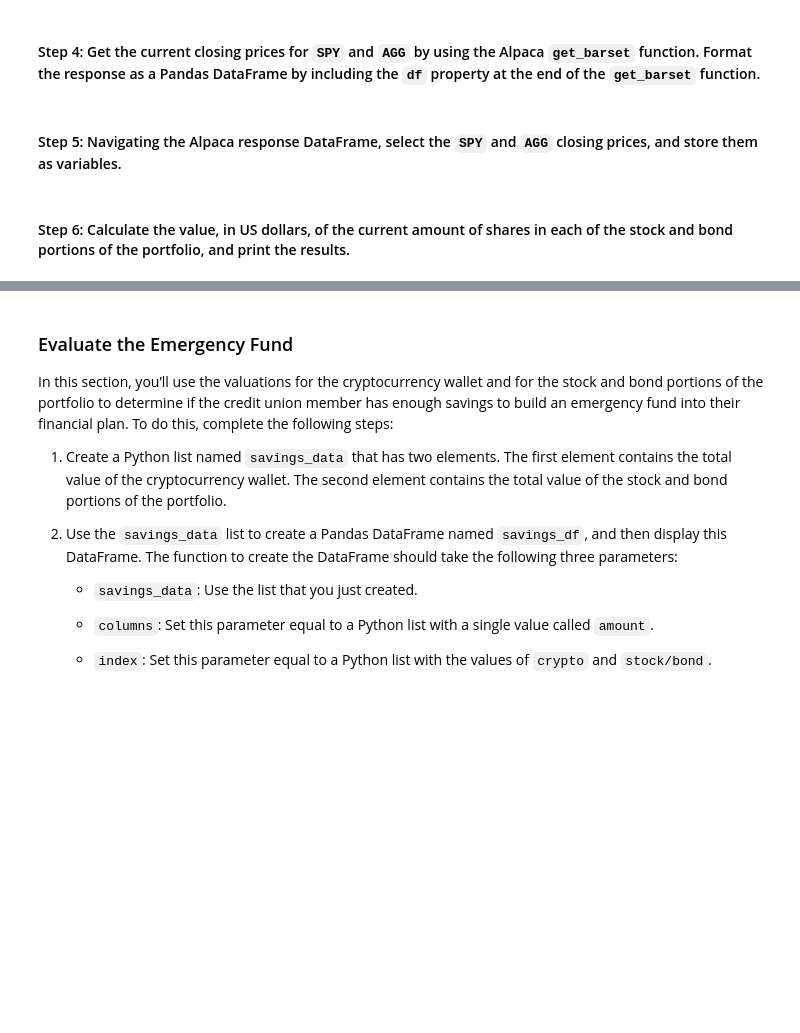
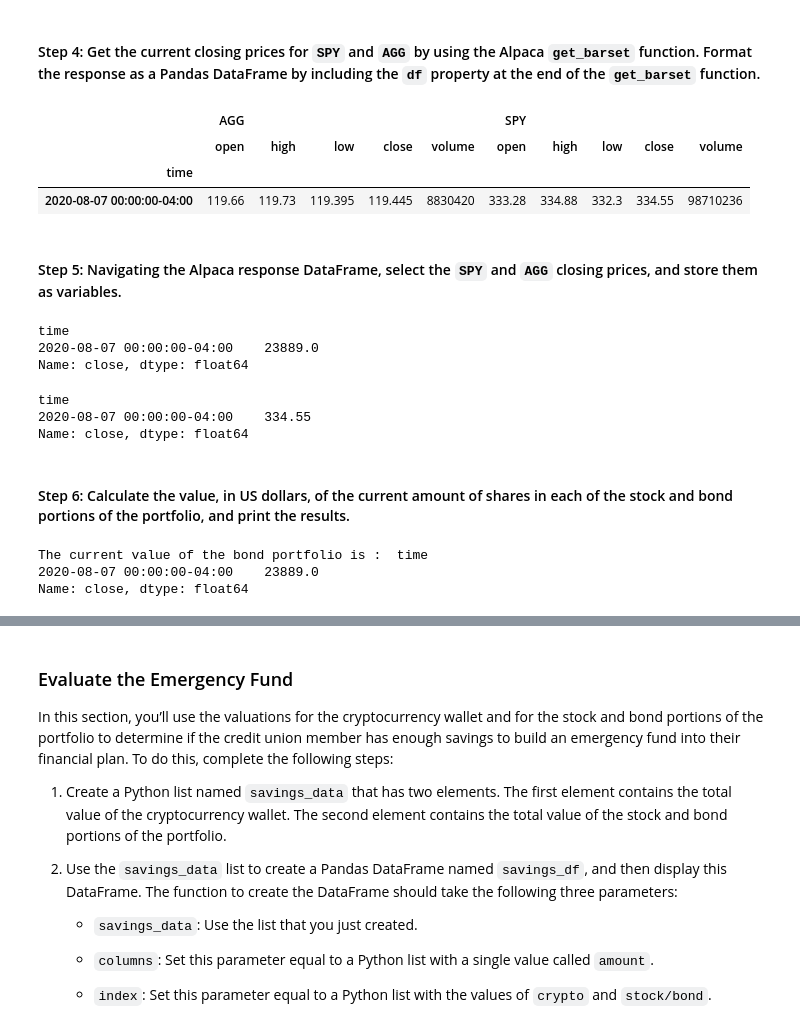
Before and after one commit to toniahurst/FinTech_Module_5_Challenge, a Jupyter notebook: Starter_Code_Module_5_Challenge/financial_planning_tools.ipynb, the cells around one changed output, grey strips where cells are left out. Drawn from its saved outputs; the diff is of its cells as text; code cells hidden in the pictures; blank space fills up the shorter version.

```diff
--- a/Starter_Code_Module_5_Challenge/financial_planning_tools.ipynb
+++ b/Starter_Code_Module_5_Challenge/financial_planning_tools.ipynb
@@ -139,8 +187,15 @@ agg_shares = 200
 #### Step 2: Set the variables for the Alpaca API and secret keys. Using the Alpaca SDK, create the Alpaca `tradeapi.REST` object. In this object, include the parameters for the Alpaca API key, the secret key, and the version number.
 # %%
 # Set the variables for the Alpaca API and secret keys
-# YOUR CODE HERE
-# YOUR CODE HERE
+alpaca_api_key = os.getenv("ALPACA_API_KEY")
+alpaca_secret_key = os.getenv("ALPACA_SECRET_KEY")
+
+# Display to verify keys were read in
+display(type(alpaca_api_key))
+display(type(alpaca_secret_key))
 
 # Create the Alpaca tradeapi.REST object
-# YOUR CODE HERE
+alpaca = tradeapi.REST(
+    alpaca_api_key,
+    alpaca_secret_key,
+    api_version="v2")
@@ -154,49 +212,70 @@ agg_shares = 200
 - `start_date` and `end_date`: Use the same date for these parameters, and format them with the date of the previous weekday (or `2020-08-07`). This is because you want the one closing price for the most-recent trading day.
 # %%
 # Set the tickers for both the bond and stock portion of the portfolio
-# YOUR CODE HERE
+tickers = ["SPY", "AGG"]
 
 # Set timeframe to 1D
-# YOUR CODE HERE
+timeframe="1D"
 
 # Format current date as ISO format
 # Set both the start and end date at the date of your prior weekday
 # This will give you the closing price of the previous trading day
 # Alternatively you can use a start and end date of 2020-08-07
-# YOUR CODE HERE
-# YOUR CODE HERE
+start_date = pd.Timestamp("2020-08-07", tz="America/New_York").isoformat()
+end_date = pd.Timestamp("2020-08-07", tz="America/New_York").isoformat()
 # %% [markdown]
 #### Step 4: Get the current closing prices for `SPY` and `AGG` by using the Alpaca `get_barset` function. Format the response as a Pandas DataFrame by including the `df` property at the end of the `get_barset` function.
 # %%
 # Use the Alpaca get_barset function to get current closing prices the portfolio
 # Be sure to set the `df` property after the function to format the response object as a DataFrame
-# YOUR CODE HERE
+stocks_df = alpaca.get_barset(
+  tickers,
+  timeframe,
+  start=start_date,
+  end=end_date,
+).df
 
 # Review the first 5 rows of the Alpaca DataFrame
-# YOUR CODE HERE
+stocks_df.head()
+# %% [output]
+|  | AGG |  |  |  |  | SPY |  |  |  |  |
+|  | open | high | low | close | volume | open | high | low | close | volume |
+| time |  |  |  |  |  |  |  |  |  |  |
+| 2020-08-07 00:00:00-04:00 | 119.66 | 119.73 | 119.395 | 119.445 | 8830420 | 333.28 | 334.88 | 332.3 | 334.55 | 98710236 |
 # %% [markdown]
 #### Step 5: Navigating the Alpaca response DataFrame, select the `SPY` and `AGG` closing prices, and store them as variables.
 # %%
 # Access the closing price for AGG from the Alpaca DataFrame
 # Converting the value to a floating point number
-agg_close_price = # YOUR CODE HERE
+agg_close_price = stocks_df["AGG"]["close"]
 
 # Print the AGG closing price
-# YOUR CODE HERE
+print(agg_shares * agg_close_price)
+# %% [output]
+time
+2020-08-07 00:00:00-04:00    23889.0
+Name: close, dtype: float64
 # %%
 # Access the closing price for SPY from the Alpaca DataFrame
 # Converting the value to a floating point number
-spy_close_price = # YOUR CODE HERE
+spy_close_price = stocks_df["SPY"]["close"]
 
 # Print the SPY closing price
-# YOUR CODE HERE
+print(spy_close_price)
+# %% [output]
+time
+2020-08-07 00:00:00-04:00    334.55
+Name: close, dtype: float64
 # %% [markdown]
 #### Step 6: Calculate the value, in US dollars, of the current amount of shares in each of the stock and bond portions of the portfolio, and print the results.
 # %%
 # Calculate the current value of the bond portion of the portfolio
-agg_value = # YOUR CODE HERE
-
+agg_value = agg_close_price * agg_shares
 # Print the current value of the bond portfolio
-# YOUR CODE HERE
+print("The current value of the bond portfolio is : ", agg_value)
+# %% [output]
+The current value of the bond portfolio is :  time
+2020-08-07 00:00:00-04:00    23889.0
+Name: close, dtype: float64
 # %%
 # Calculate the current value of the stock portion of the portfolio
```
Also changed, not shown: parts of 14 cells of this notebook.
